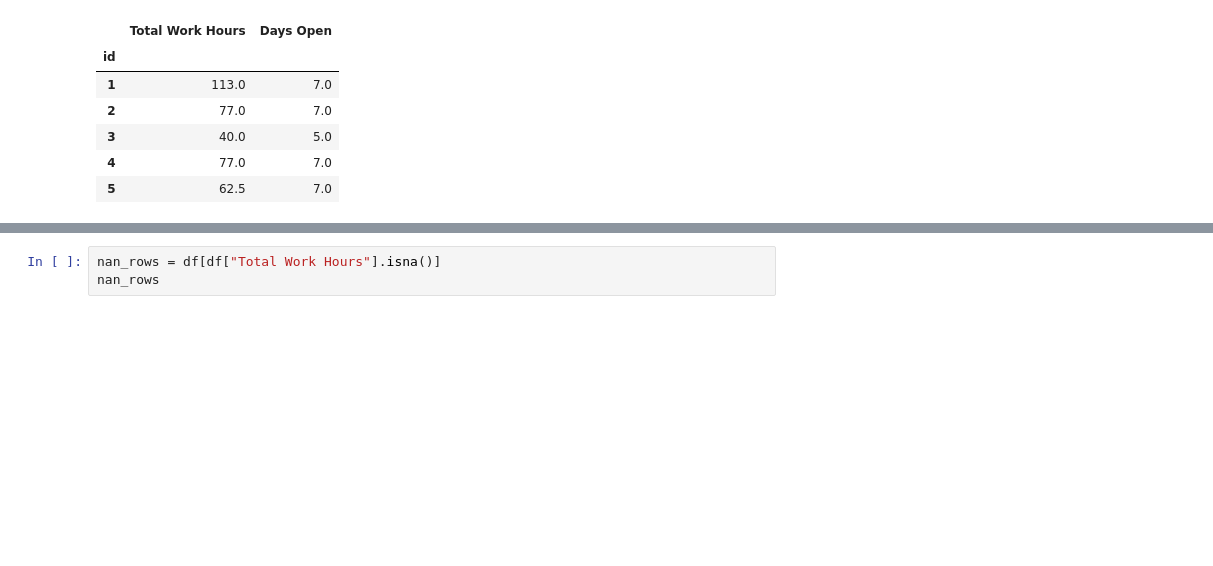
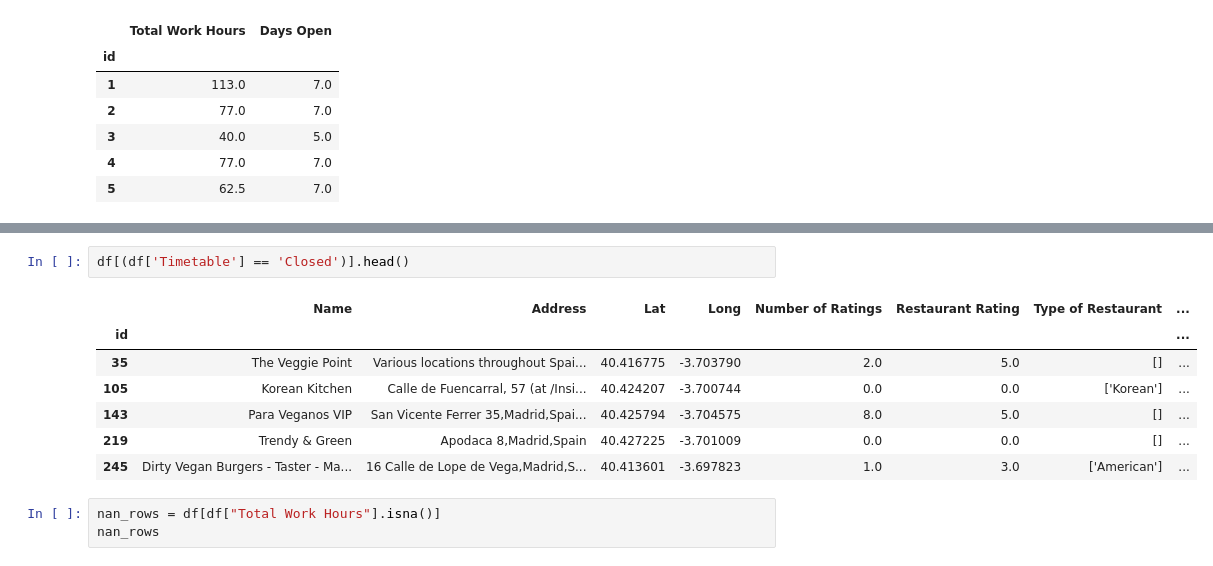
Before and after one commit to anton-p0g/ProyectoWebScrapping, a Jupyter notebook: parte2/Correlaciones/Correlaciones.ipynb, the cells around one changed output, grey strips where cells are left out. Drawn from its saved outputs; the diff is of its cells as text; blank space fills up the shorter version.

```diff
--- a/parte2/Correlaciones/Correlaciones.ipynb
+++ b/parte2/Correlaciones/Correlaciones.ipynb
@@ -116,3 +203,13 @@ df[['Total Work Hours', 'Days Open']].head()
+# %%
+df[(df['Timetable'] == 'Closed')].head()
+# %% [output]
+|  | Name | Address | Lat | Long | Number of Ratings | Restaurant Rating | Type of Restaurant | ... |
+| id |  |  |  |  |  |  |  | ... |
+| 35 | The Veggie Point | Various locations throughout Spai... | 40.416775 | -3.703790 | 2.0 | 5.0 | [] | ... |
+| 105 | Korean Kitchen | Calle de Fuencarral, 57 (at /Insi... | 40.424207 | -3.700744 | 0.0 | 0.0 | ['Korean'] | ... |
+| 143 | Para Veganos VIP | San Vicente Ferrer 35,Madrid,Spai... | 40.425794 | -3.704575 | 8.0 | 5.0 | [] | ... |
+| 219 | Trendy & Green | Apodaca 8,Madrid,Spain | 40.427225 | -3.701009 | 0.0 | 0.0 | [] | ... |
+| 245 | Dirty Vegan Burgers - Taster - Ma... | 16 Calle de Lope de Vega,Madrid,S... | 40.413601 | -3.697823 | 1.0 | 3.0 | ['American'] | ... |
 # %%
 nan_rows = df[df["Total Work Hours"].isna()]
 nan_rows
```
Also changed, not shown: parts of 31 cells of this notebook, 3 other files.
